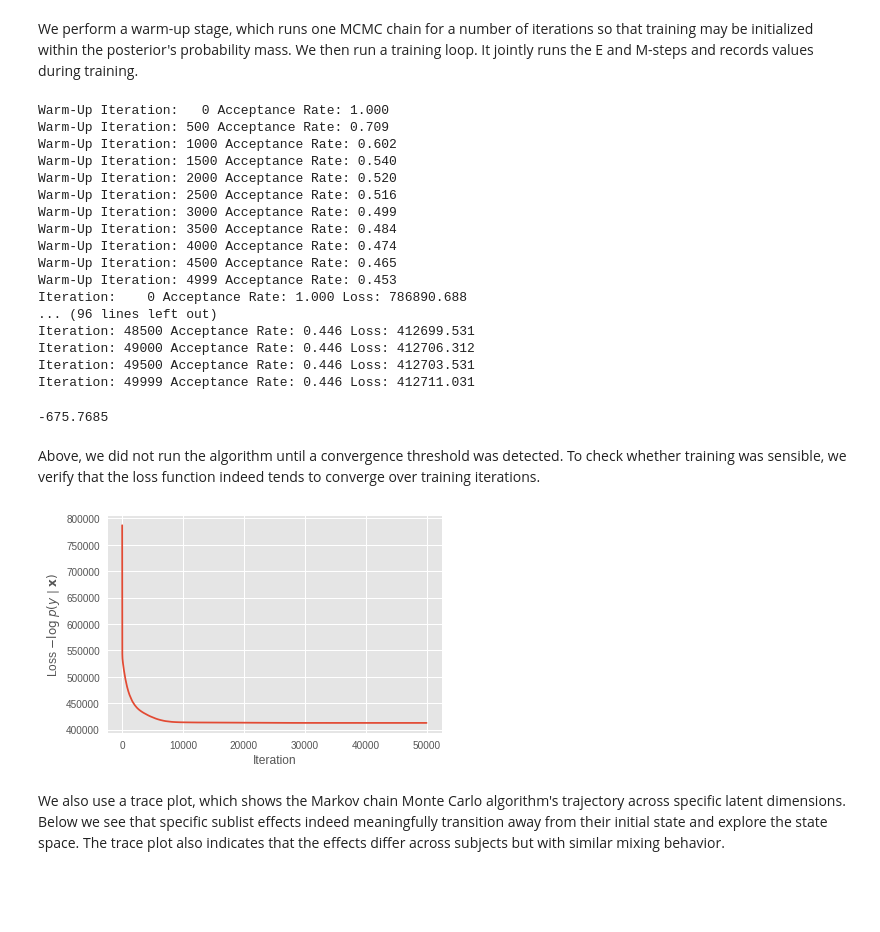
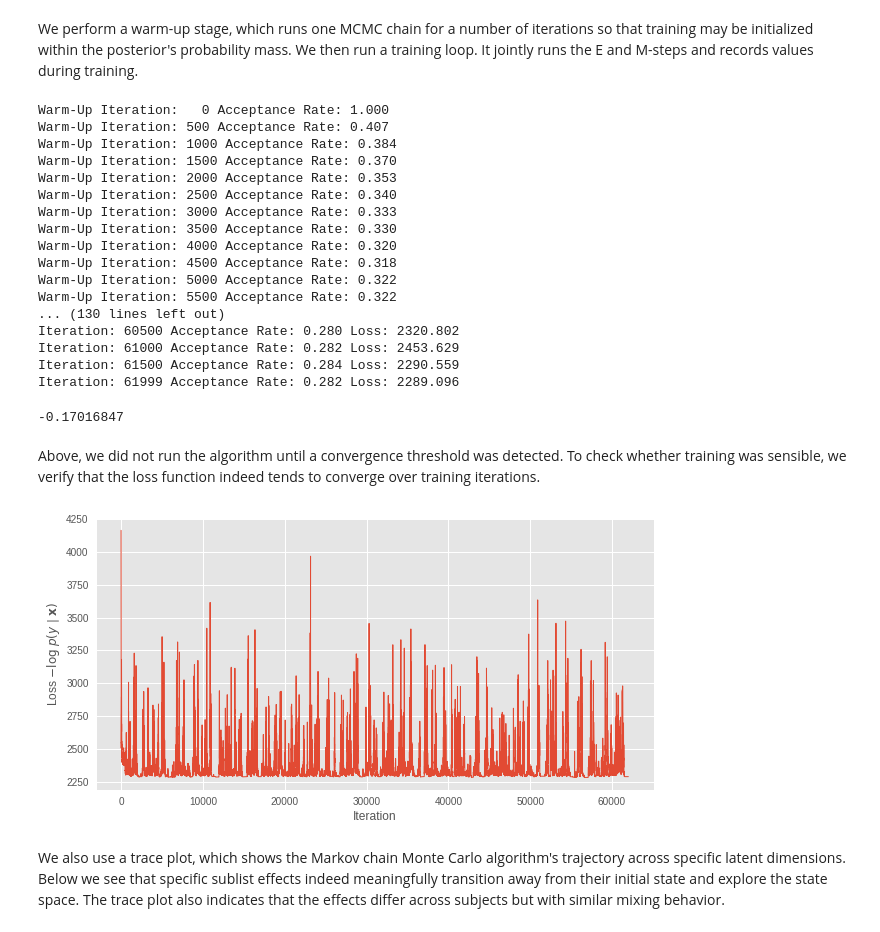
Before and after one commit to sherrybao222/RushHour, a Jupyter notebook: LMM_int.ipynb, the cells around one changed output. Drawn from its saved outputs; the diff is of its cells as text; code cells hidden in the pictures; blank space fills up the shorter version.

```diff
--- a/LMM_int.ipynb
+++ b/LMM_int.ipynb
@@ -73,11 +73,13 @@ Check random feature's shape: (2257, 1)
 
 We use the data from RushHour project. It is a data set of RushHour MAG features and human solution length. Each subject trial includes metadata such as `avgDepthSol`, `avgEdgeSol`, and `sublist`, and the response variable of interest is the human solution length.
 # %%
-# load and normalize data
+# concatenate and normalize data
 data = np.concatenate((x1, x2, x3, x4, x5, x6, x7, x8, x9, x10), axis = 1)
-data = sklearn.preprocessing.normalize(data, axis = 0) # 1 across trials, 0 across features
+# data = sklearn.preprocessing.normalize(data, axis = 0) # 1 across trials, 0 across features
+humanlen = np.log(humanlen) # take log
 data = np.concatenate((data, xr, humanlen), axis = 1)
 print("raw data shape:", data.shape)
+
 # adjust data labels
 metadata = {'columns': ['x1', 'x2', 'x3', 'x4', 'x5', 'x6',
                         'x7', 'x8', 'x9', 'x10', 'xr', 'y']}
@@ -96,11 +98,22 @@ data = data.rename(columns = {'x1': 'avgDepthSol', # average depth from red in s
                               'y': 'humanlen'}) # target human len
 # encode sublist into categorical integers
 data['sublist'] = data['sublist'].astype('category').cat.codes
+
 # 85% training data, 15% testing data
-train = data.sample(frac = 0.85)
-test = data.drop(train.index)
+# train = data.sample(frac = 0.85)
+# test = data.drop(train.index)
+
+# or train and test on the whole dataset
+train = data.sample(frac=1.0)
+test = data.sample(frac=1.0)
+print('train and test shape', train.shape, test.shape)
+
 # show 5 training samples
 train.head()
+# save data
+train.to_csv('train.csv')
+test.to_csv('test.csv')
+
 # data for linear regression
 regr_train = []
 regr_test = []
@@ -114,6 +127,5 @@ regr_features_train = regr_train[:, :-1]
 regr_labels_train = regr_train[:, -1]
 regr_features_test = regr_test[:, :-1]
 regr_labels_test = regr_test[:, -1]
-print(regr_labels_test.shape, regr_features_test.shape)
 # %% [output]
 raw data shape: (2257, 12)
@@ -333,8 +345,8 @@ We perform a warm-up stage, which runs one MCMC chain for a number of iterations
 # %%
 init = tf.global_variables_initializer()
 
-num_warmup_iters = 5000
-num_iters = 50000
+num_warmup_iters = 10000
+num_iters = 62000
 num_accepted = 0
 effect_sublist_samples = np.zeros([num_iters, num_sublist])
 # effect_avgDepthSol_samples = np.zeros([num_warmup_iters, 1])
@@ -384,36 +396,38 @@ for t in range(num_iters):
         t, num_accepted / (t + 1), loss_val))
 # %% [output]
 Warm-Up Iteration:   0 Acceptance Rate: 1.000
-Warm-Up Iteration: 500 Acceptance Rate: 0.709
-Warm-Up Iteration: 1000 Acceptance Rate: 0.602
-Warm-Up Iteration: 1500 Acceptance Rate: 0.540
-Warm-Up Iteration: 2000 Acceptance Rate: 0.520
-Warm-Up Iteration: 2500 Acceptance Rate: 0.516
-Warm-Up Iteration: 3000 Acceptance Rate: 0.499
-Warm-Up Iteration: 3500 Acceptance Rate: 0.484
-Warm-Up Iteration: 4000 Acceptance Rate: 0.474
-Warm-Up Iteration: 4500 Acceptance Rate: 0.465
-Warm-Up Iteration: 4999 Acceptance Rate: 0.453
-Iteration:    0 Acceptance Rate: 1.000 Loss: 786890.688
-... (96 lines left out)
-Iteration: 48500 Acceptance Rate: 0.446 Loss: 412699.531
-Iteration: 49000 Acceptance Rate: 0.446 Loss: 412706.312
-Iteration: 49500 Acceptance Rate: 0.446 Loss: 412703.531
-Iteration: 49999 Acceptance Rate: 0.446 Loss: 412711.031
+Warm-Up Iteration: 500 Acceptance Rate: 0.407
+Warm-Up Iteration: 1000 Acceptance Rate: 0.384
+Warm-Up Iteration: 1500 Acceptance Rate: 0.370
+Warm-Up Iteration: 2000 Acceptance Rate: 0.353
+Warm-Up Iteration: 2500 Acceptance Rate: 0.340
+Warm-Up Iteration: 3000 Acceptance Rate: 0.333
+Warm-Up Iteration: 3500 Acceptance Rate: 0.330
+Warm-Up Iteration: 4000 Acceptance Rate: 0.320
+Warm-Up Iteration: 4500 Acceptance Rate: 0.318
+Warm-Up Iteration: 5000 Acceptance Rate: 0.322
+Warm-Up Iteration: 5500 Acceptance Rate: 0.322
+... (130 lines left out)
+Iteration: 60500 Acceptance Rate: 0.280 Loss: 2320.802
+Iteration: 61000 Acceptance Rate: 0.282 Loss: 2453.629
+Iteration: 61500 Acceptance Rate: 0.284 Loss: 2290.559
+Iteration: 61999 Acceptance Rate: 0.282 Loss: 2289.096
 # %%
+# debug
 tf.global_variables()
 sess.run('model/effect_avgDepthSol:0')
 # %% [output]
--675.7685
+-0.17016847
 # %% [markdown]
 Above, we did not run the algorithm until a convergence threshold was detected. To check whether training was sensible, we verify that the loss function indeed tends to converge over training iterations.
 # %%
-plt.plot(loss_history)
+plt.figure(figsize=(10, 5))
+plt.plot(loss_history, linewidth=1)
 plt.ylabel(r'Loss $-\log$ $p(y\mid\mathbf{x})$')
 plt.xlabel('Iteration')
 plt.show()
 # %% [output]
-[figure, old version]
+[figure, new version]
 # %% [markdown]
 We also use a trace plot, which shows the Markov chain Monte Carlo algorithm's trajectory across specific latent dimensions. Below we see that specific sublist effects indeed meaningfully transition away from their initial state and explore the state space. The trace plot also indicates that the effects differ across subjects but with similar mixing behavior.
 # %%
```
Also changed, not shown: parts of 9 cells of this notebook.
